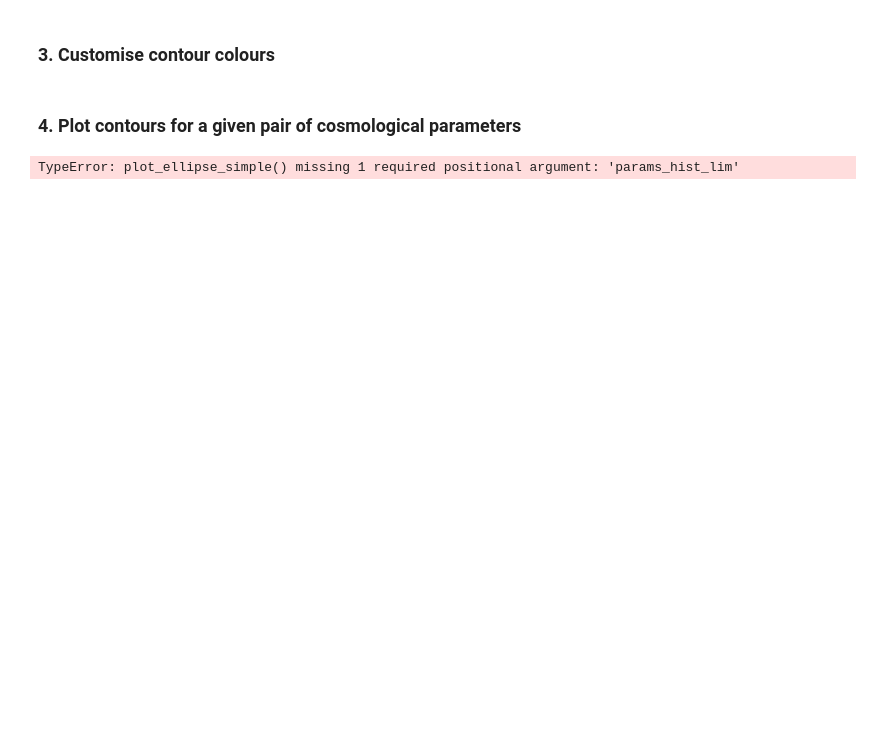
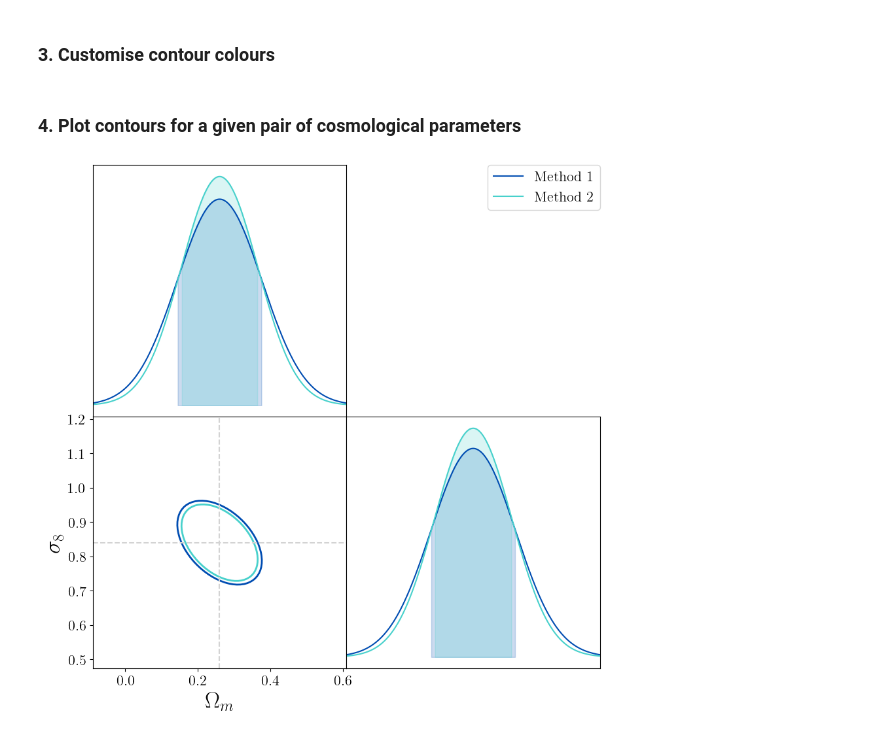
Before and after one commit to nishagrewal/fisher_to_contour, a Jupyter notebook: Example_notebook.ipynb, the cells around one changed output. Drawn from its saved outputs; the diff is of its cells as text; code cells hidden in the pictures; blank space fills up the shorter version.

Commit message:
automated figure settings

```diff
--- a/Example_notebook.ipynb
+++ b/Example_notebook.ipynb
@@ -55,3 +27,33 @@ fisher_matrices = list(fisher_dict.keys())
+# %%
+# sample N x N Fisher matrices for N parameters for each configuration/method (replace with your own)
+
+fisher_matrix_1 = [
+    [100, 50, 30, 20, 10, 10],
+    [50, 100, 40, 30, 20, 20],
+    [30, 40, 100, 50, 30, 30],
+    [20, 30, 50, 100, 40, 40],
+    [10, 20, 30, 40, 100, 50],
+    [10, 20, 30, 40, 50, 100]
+]
+
+# Fisher Matrix Method 2
+fisher_matrix_2 = [
+    [150, 90, 70, 60, 50, 50],
+    [90, 150, 80, 70, 60, 60],
+    [70, 80, 150, 90, 70, 70],
+    [60, 70, 90, 150, 80, 80],
+    [50, 60, 70, 80, 160, 100],
+    [50, 60, 70, 80, 100, 150]
+]
+
+
+# update values and labels and add rows as needed
+fisher_dict = {
+    'f1': {'value': fisher_matrix_1, 'label': 'Method 1'},
+    'f2': {'value': fisher_matrix_2, 'label': 'Method 2'}
+}
+
+fisher_matrices = list(fisher_dict.keys())
 # %% [markdown]
 ### 3. Customise contour colours
 # %%
@@ -69,13 +71,12 @@ recon_colors = [
 # %%
 p1 = 'Om'
 p2 = 's8'
 
 for index, f in enumerate(fisher_matrices):
     fisher_matrix = fisher_dict[f]['value']
-    plot_ellipse(p1, p2, fisher_matrix, cosmo_params, color=recon_colors[i], label=fisher_dict[f]['label'])
-
-
-axs = plot_ellipse_simple(p1, p2, fisher_matrix_1, cosmo_params, color=recon_colors[0], label='Method 1')
-plot_ellipse_simple(p1, p2, fisher_matrix_2, cosmo_params, axs=axs, color=recon_colors[1], label='Method 2');
+    if index==0:
+        axs = plot_ellipse(p1, p2, fisher_matrix, cosmo_params, color=recon_colors[index], label=fisher_dict[f]['label'])
+    else:
+        plot_ellipse(p1, p2, fisher_matrix, cosmo_params, axs=axs, color=recon_colors[index], label=fisher_dict[f]['label'])
 # %% [output]
-TypeError: plot_ellipse_simple() missing 1 required positional argument: 'params_hist_lim'
+[figure, added]
```
Also changed, not shown: parts of 5 cells of this notebook, 1 other file.
